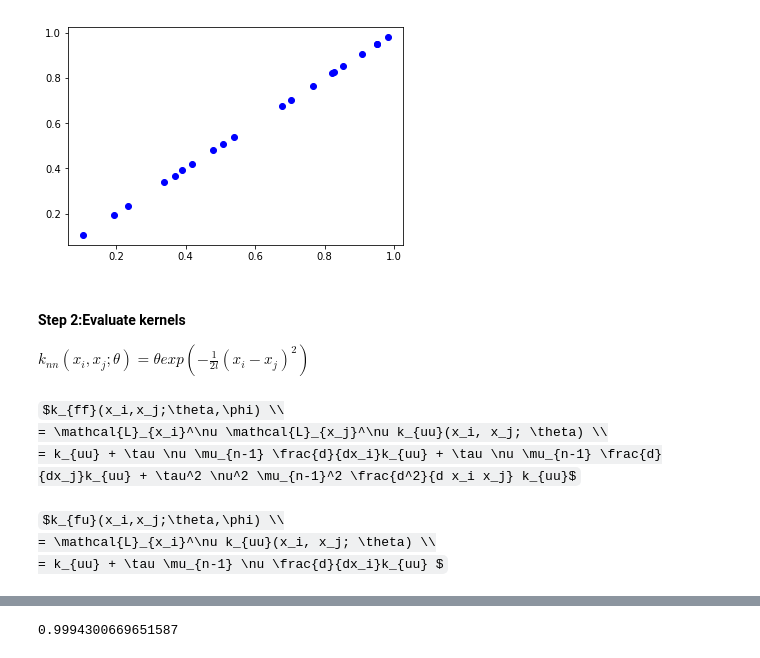
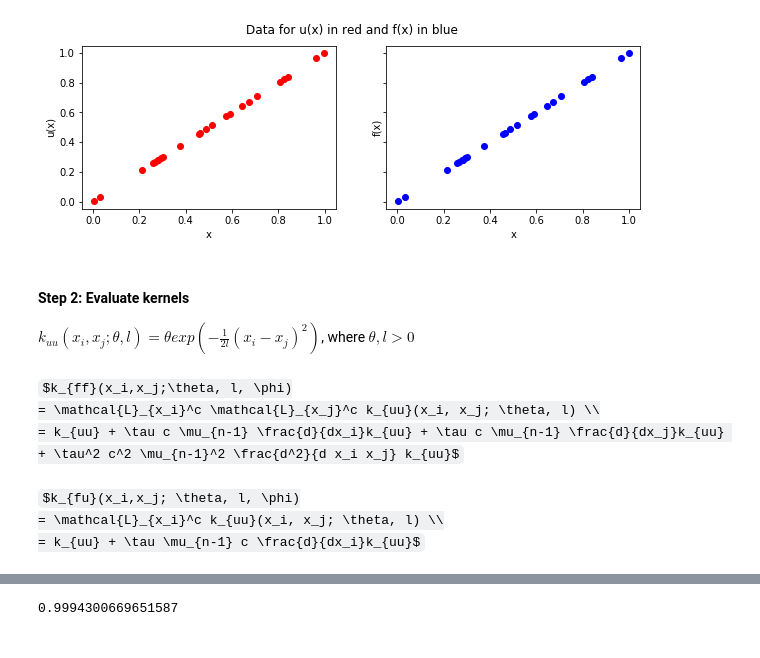
Before and after one commit to ratnania/mlhiphy, a Jupyter notebook: burgers_equation/burgerseq_mod.ipynb, the cells around one changed output, grey strips where cells are left out. Cells and saved outputs as stored; diff of their text form; code cells hidden in the pictures; some formulas as TeX source.

```diff
--- a/burgers_equation/burgerseq_mod.ipynb
+++ b/burgers_equation/burgerseq_mod.ipynb
@@ -66,10 +82,14 @@ plt.show()
-# %%
-plt.plot(x, y_f, 'bo')
-plt.show()
-# %% [output]
-[figure, removed]
+# %%
+f, (ax1, ax2) = plt.subplots(ncols=2, nrows=1, sharey=True, figsize=(10,3))
+f.suptitle("Data for u(x) in red and f(x) in blue")
+ax1.plot(x, y_u, 'ro')
+ax1.set(xlabel= r"x", ylabel= "u(x)")
+ax2.plot(x, y_f, 'bo')
+ax2.set(xlabel= r"x", ylabel= "f(x)");
+# %% [output]
+[figure, added]
 # %% [markdown]
-#### Step 2:Evaluate kernels
+#### Step 2: Evaluate kernels
 
-$k_{nn}(x_i, x_j; \theta) = \theta exp(-\frac{1}{2l}(x_i-x_j)^2)$
+$k_{uu}(x_i, x_j; \theta, l) = \theta exp(-\frac{1}{2l}(x_i-x_j)^2)$, where $\theta, l > 0$
 # %%
@@ -84,8 +104,8 @@ def kuu(x, theta, l):
             k[i,j] = kuu_fn(x[i], x[j], theta, l)
     return k
 # %% [markdown]
-$k_{ff}(x_i,x_j;\theta,\phi) \\
-= \mathcal{L}_{x_i}^\nu \mathcal{L}_{x_j}^\nu k_{uu}(x_i, x_j; \theta) \\
-= k_{uu} + \tau \nu \mu_{n-1} \frac{d}{dx_i}k_{uu} + \tau \nu \mu_{n-1} \frac{d}{dx_j}k_{uu} + \tau^2 \nu^2 \mu_{n-1}^2 \frac{d^2}{d x_i x_j} k_{uu}$
+$k_{ff}(x_i,x_j;\theta, l, \phi)
+= \mathcal{L}_{x_i}^c \mathcal{L}_{x_j}^c k_{uu}(x_i, x_j; \theta, l) \\
+= k_{uu} + \tau c \mu_{n-1} \frac{d}{dx_i}k_{uu} + \tau c \mu_{n-1} \frac{d}{dx_j}k_{uu} + \tau^2 c^2 \mu_{n-1}^2 \frac{d^2}{d x_i x_j} k_{uu}$
 # %%
 kff_sym = kuu_sym \
@@ -100,6 +120,6 @@ def kff(x, theta, l, nu):
     return k
 # %% [markdown]
-$k_{fu}(x_i,x_j;\theta,\phi) \\
-= \mathcal{L}_{x_i}^\nu k_{uu}(x_i, x_j; \theta) \\
-= k_{uu} + \tau \mu_{n-1} \nu \frac{d}{dx_i}k_{uu} $
+$k_{fu}(x_i,x_j; \theta, l, \phi)
+= \mathcal{L}_{x_i}^c k_{uu}(x_i, x_j; \theta, l) \\
+= k_{uu} + \tau \mu_{n-1} c \frac{d}{dx_i}k_{uu}$
 # %%
```
Also changed, not shown: parts of 29 cells of this notebook.
